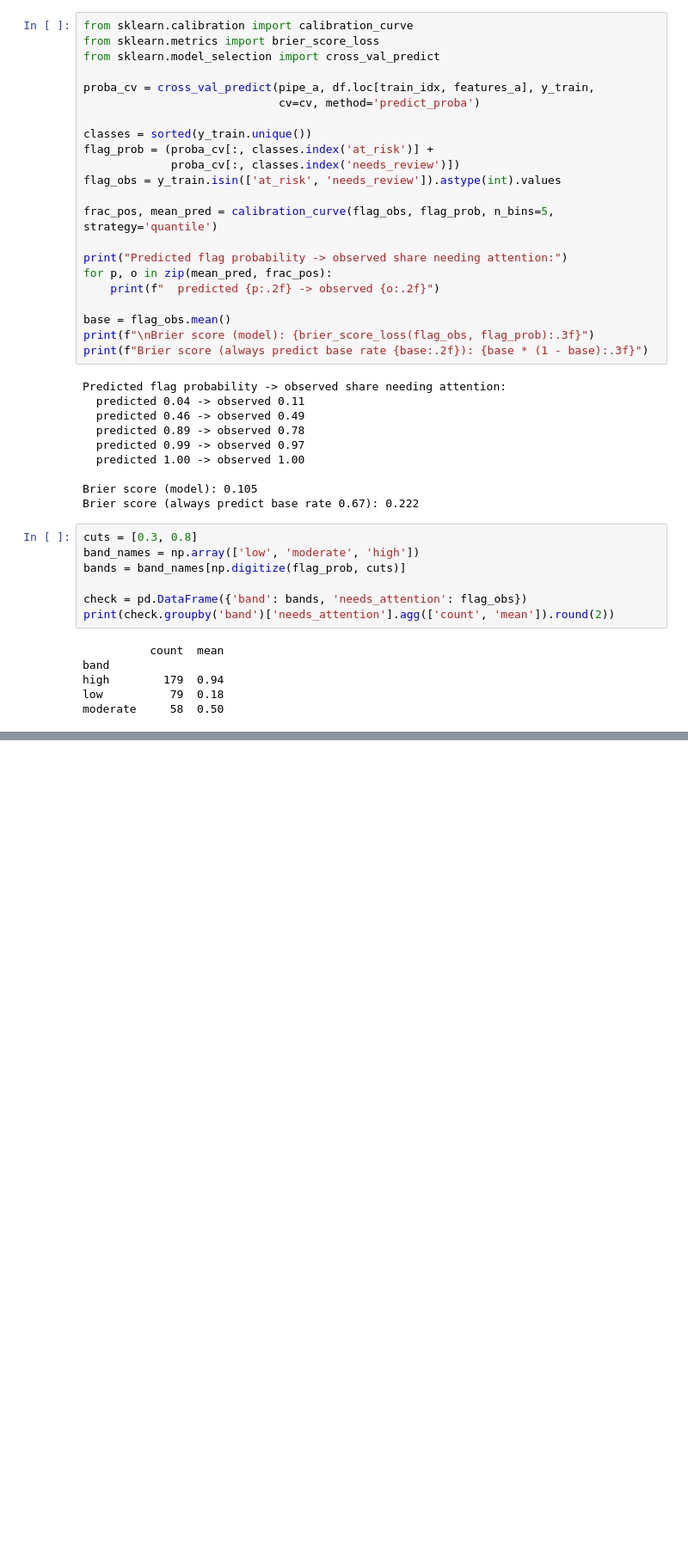
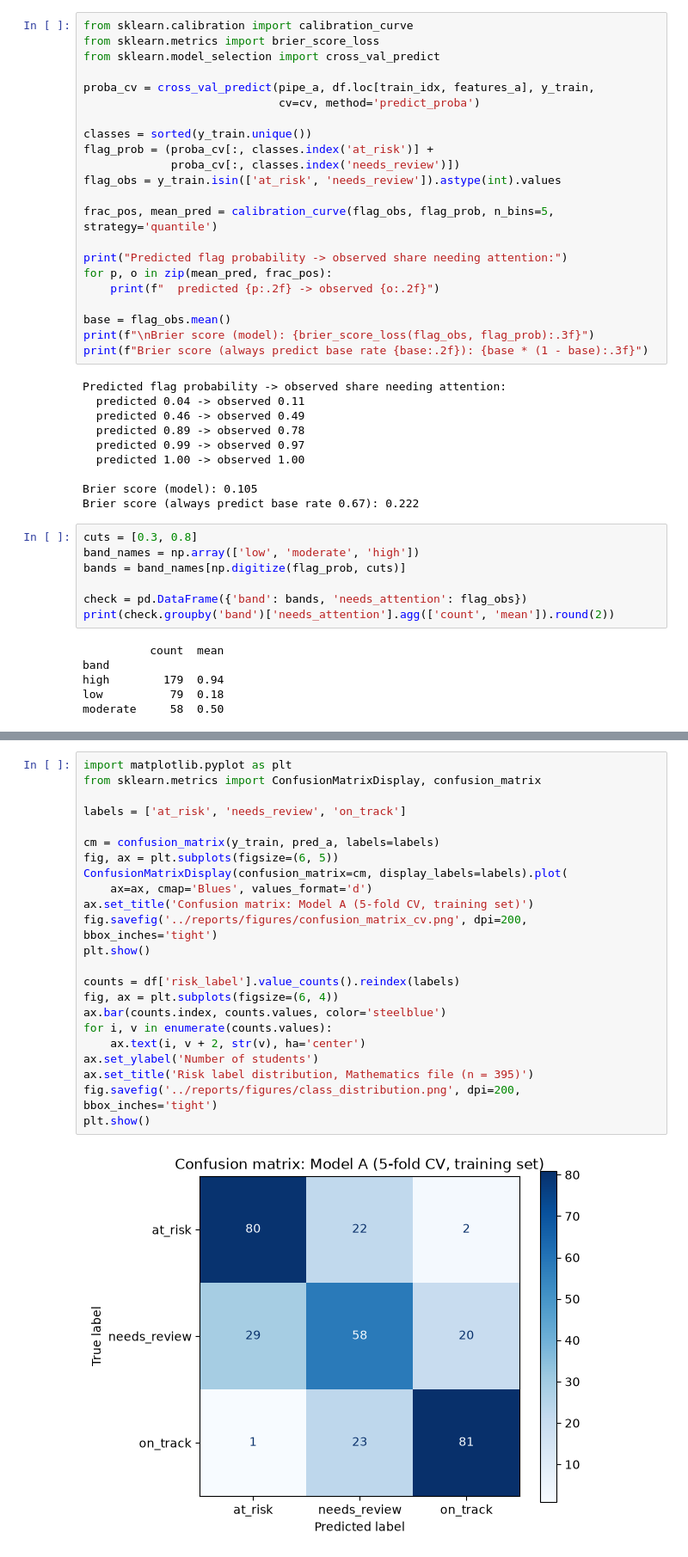
Before and after one commit to TaskM4ster/CAMPUSPHERE---SPI, a Jupyter notebook: notebooks/01_data_exploration.ipynb, the cells around one changed output, grey strips where cells are left out. Shown at 86% size. Saved outputs shown, nothing was run; the diff lists cells and outputs as text; blank space fills up the shorter version.

```diff
--- a/notebooks/01_data_exploration.ipynb
+++ b/notebooks/01_data_exploration.ipynb
@@ -617,0 +622,25 @@ moderate     58  0.50
+# %%
+import matplotlib.pyplot as plt
+from sklearn.metrics import ConfusionMatrixDisplay, confusion_matrix
+
+labels = ['at_risk', 'needs_review', 'on_track']
+
+cm = confusion_matrix(y_train, pred_a, labels=labels)
+fig, ax = plt.subplots(figsize=(6, 5))
+ConfusionMatrixDisplay(confusion_matrix=cm, display_labels=labels).plot(
+    ax=ax, cmap='Blues', values_format='d')
+ax.set_title('Confusion matrix: Model A (5-fold CV, training set)')
+fig.savefig('../reports/figures/confusion_matrix_cv.png', dpi=200, bbox_inches='tight')
+plt.show()
+
+counts = df['risk_label'].value_counts().reindex(labels)
+fig, ax = plt.subplots(figsize=(6, 4))
+ax.bar(counts.index, counts.values, color='steelblue')
+for i, v in enumerate(counts.values):
+    ax.text(i, v + 2, str(v), ha='center')
+ax.set_ylabel('Number of students')
+ax.set_title('Risk label distribution, Mathematics file (n = 395)')
+fig.savefig('../reports/figures/class_distribution.png', dpi=200, bbox_inches='tight')
+plt.show()
+# %% [output]
+[figure, added]
```
Also changed, not shown: parts of 5 cells of this notebook.
